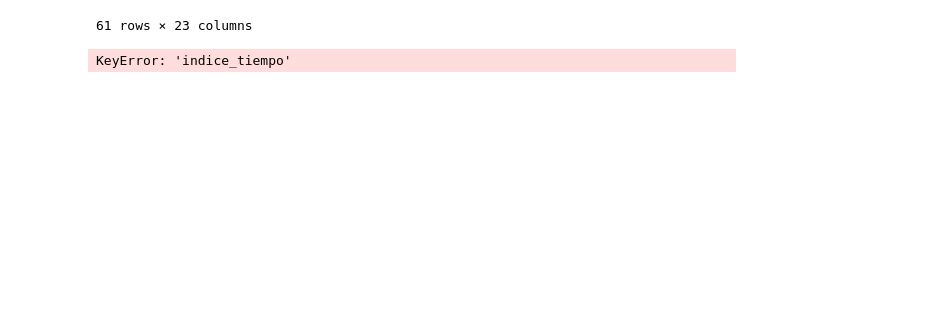
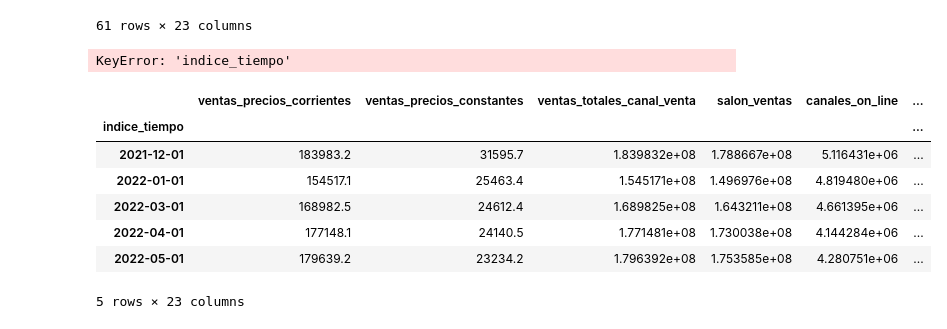
Before and after one commit to VictoriaTeCa/R-E-T-O-1, a Jupyter notebook: RETO1.ipynb, the cells around one changed output. Cells and saved outputs as stored; diff of their text form; code cells hidden in the pictures; blank space fills up the shorter version.

Commit message:
Filtro SIETE CORRETO

```diff
--- a/RETO1.ipynb
+++ b/RETO1.ipynb
@@ -131,3 +131,16 @@ filtro7=df[(df["salon_ventas"] > 2.913427e+07) & (df["indice_tiempo"] == "2017-0
 filtro7
 # %% [output]
 KeyError: 'indice_tiempo'
+# %%
+#Filtro siete correcto
+filtro7=df[(df["ventas_precios_corrientes"] > 152202.6) & (df["ventas_totales_medio_pago"] >3.115488e+07)]
+filtro7
+# %% [output]
+|  | ventas_precios_corrientes | ventas_precios_constantes | ventas_totales_canal_venta | salon_ventas | canales_on_line | ... |
+| indice_tiempo |  |  |  |  |  | ... |
+| 2021-12-01 | 183983.2 | 31595.7 | 1.839832e+08 | 1.788667e+08 | 5.116431e+06 | ... |
+| 2022-01-01 | 154517.1 | 25463.4 | 1.545171e+08 | 1.496976e+08 | 4.819480e+06 | ... |
+| 2022-03-01 | 168982.5 | 24612.4 | 1.689825e+08 | 1.643211e+08 | 4.661395e+06 | ... |
+| 2022-04-01 | 177148.1 | 24140.5 | 1.771481e+08 | 1.730038e+08 | 4.144284e+06 | ... |
+| 2022-05-01 | 179639.2 | 23234.2 | 1.796392e+08 | 1.753585e+08 | 4.280751e+06 | ... |
+5 rows × 23 columns
```
Also changed, not shown: parts of 1 cell of this notebook.
